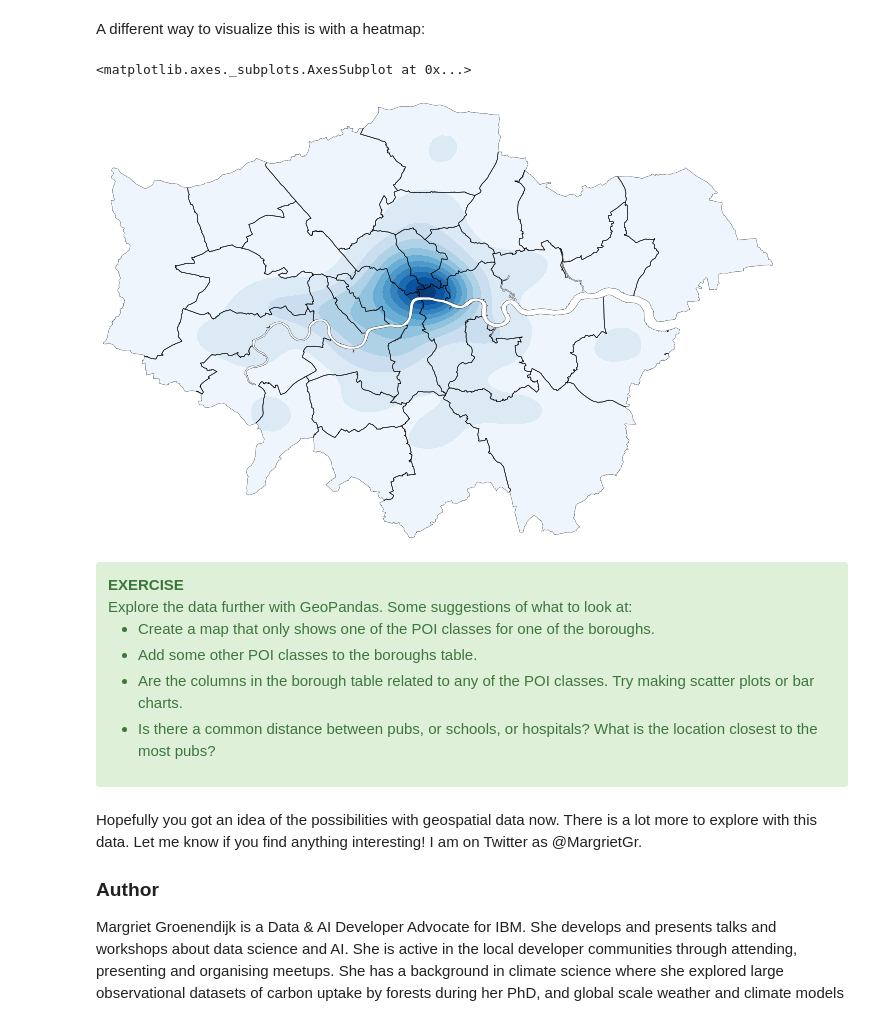
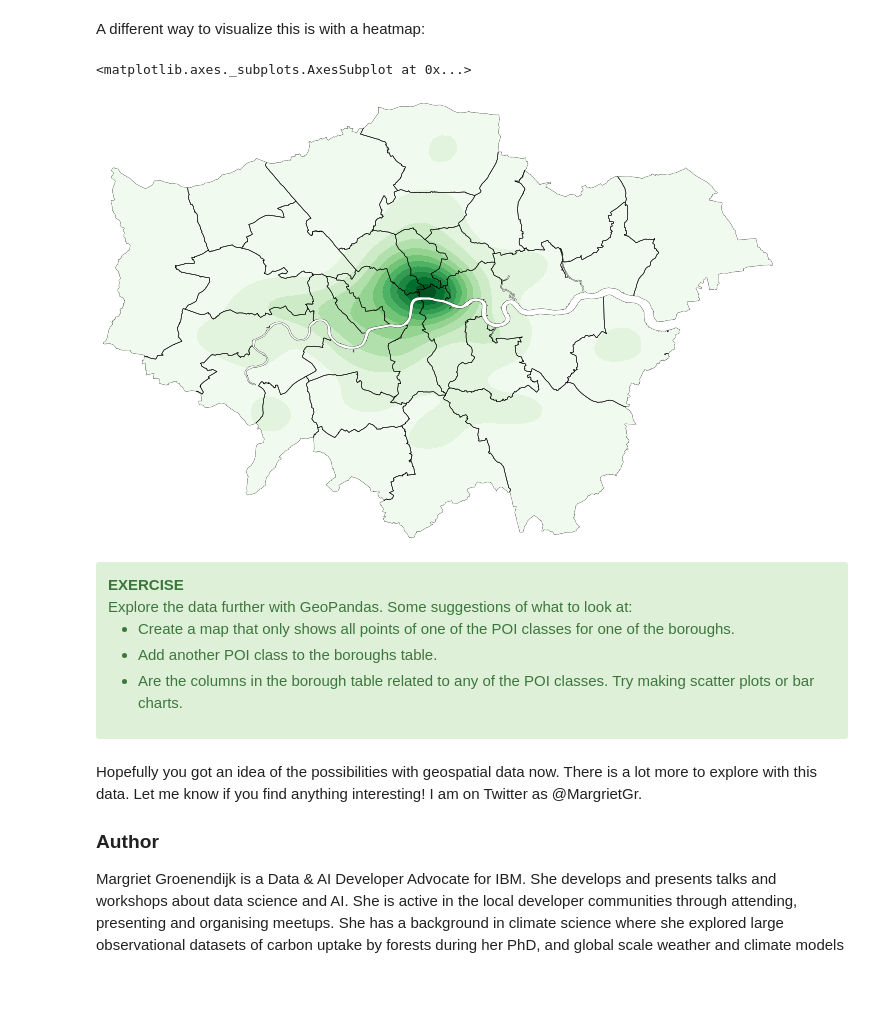
Before and after one commit to monocilindro/foss4g-geopandas, a Jupyter notebook: notebooks/2-geopandas-workshop.ipynb, the cells around one changed output. Cells and saved outputs as stored; diff of their text form; code cells hidden in the pictures; blank space fills up the shorter version.

```diff
--- a/notebooks/2-geopandas-workshop.ipynb
+++ b/notebooks/2-geopandas-workshop.ipynb
@@ -597,23 +607,22 @@ A different way to visualize this is with a heatmap:
 # %%
 import geoplot
 [fig,ax] = plt.subplots(1, figsize=(12, 8))
 
 geoplot.kdeplot(
-    pubs, clip=boroughs.geometry, n_levels=10, shade_lowest=True,
-    shade=True, cmap='Blues', ax=ax)
+    pubs, clip=boroughs.geometry, n_levels=10,
+    shade=True, cmap='Greens', ax=ax)
 geoplot.polyplot(boroughs, ax=ax, alpha=1, edgecolor='black', linewidth=0.5)
 # %% [output]
 <matplotlib.axes._subplots.AxesSubplot at 0x...>
-[figure, old version]
+[figure, new version]
 # %% [markdown]
 <div class="alert alert-success">
  <b>EXERCISE</b> <br/>
  Explore the data further with GeoPandas. Some suggestions of what to look at: <br/>
    <ul>
-  <li> Create a map that only shows one of the POI classes for one of the boroughs.  </li>
-  <li> Add some other POI classes to the boroughs table.</li>
+  <li> Create a map that only shows all points of one of the POI classes for one of the boroughs.  </li>
+  <li> Add another POI class to the boroughs table.</li>
   <li> Are the columns in the borough table related to any of the POI classes. Try making scatter plots or bar charts.  </li>
-  <li> Is there a common distance between pubs, or schools, or hospitals? What is the location closest to the most pubs?  </li>
   </ul>
 </div>
 # %%
```
Also changed, not shown: parts of 6 cells of this notebook, 3 other files.
